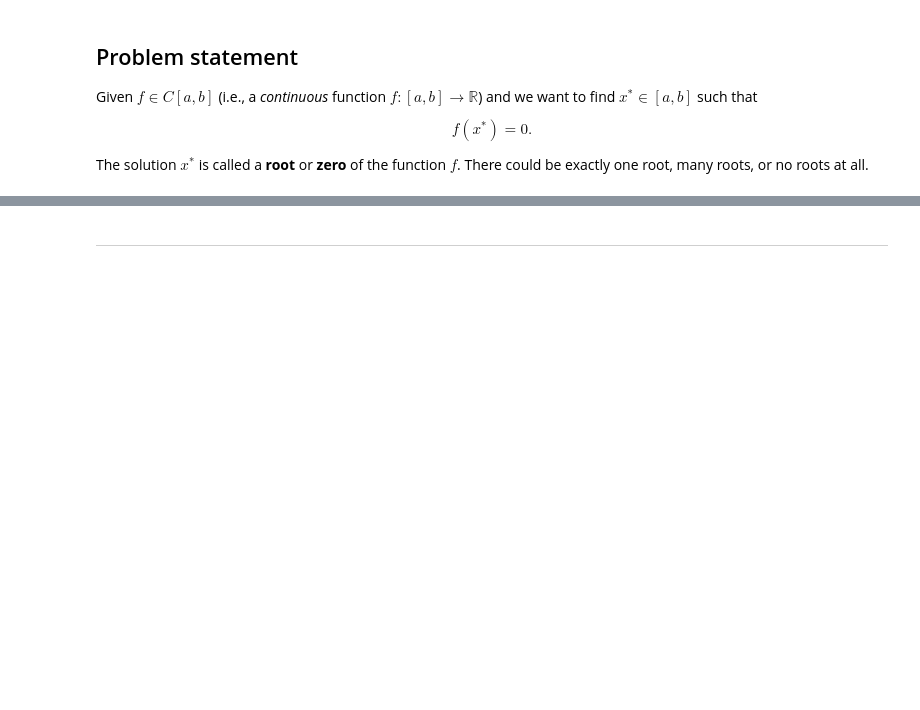
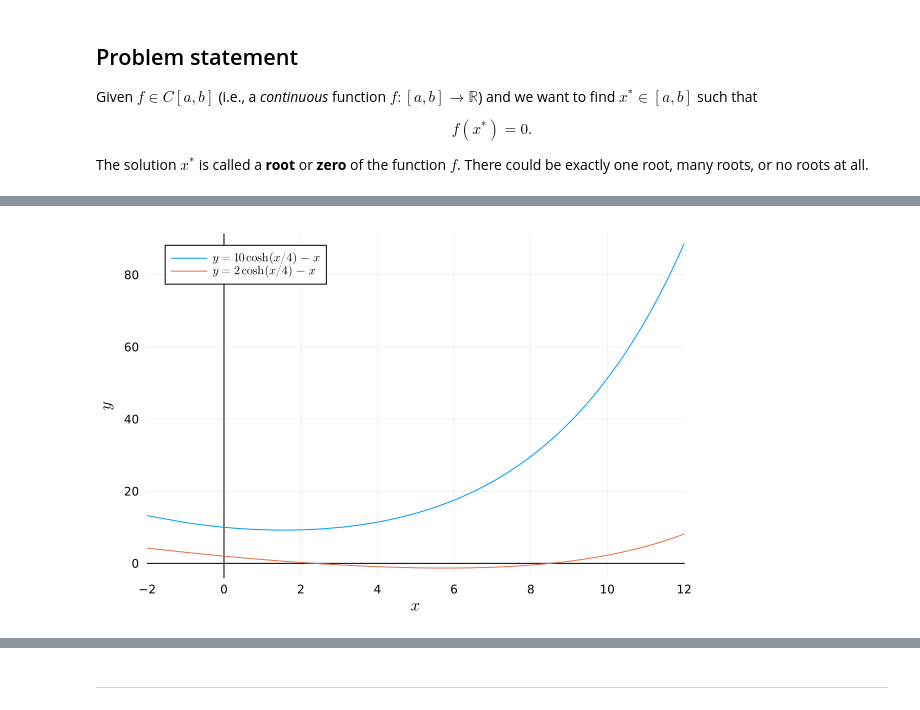
Before and after one commit to math435/20252-lecture-notes, a Jupyter notebook: chapter03/Section 3.1 - Solving nonlinear equations.ipynb, the cells around one changed output, grey strips where cells are left out. Drawn from its saved outputs; the diff is of its cells as text; code cells hidden in the pictures; blank space fills up the shorter version.

```diff
--- a/chapter03/Section 3.1 - Solving nonlinear equations.ipynb
+++ b/chapter03/Section 3.1 - Solving nonlinear equations.ipynb
@@ -62 +87,7 @@ plot(axes_style=:zerolines, xlims=[-2,12])
+# %%
+plot(axes_style=:zerolines, xlims=[-2,12], xlabel=L"x", ylabel=L"y")
+plot!(f, -2, 12, label=L"y = 10\cosh(x/4) - x")
+plot!(g, -2, 12, label=L"y = 2\cosh(x/4) - x")
+# %% [output]
+[figure, added]
 # %%
```
Also changed, not shown: parts of 15 cells of this notebook, 1 other file.
